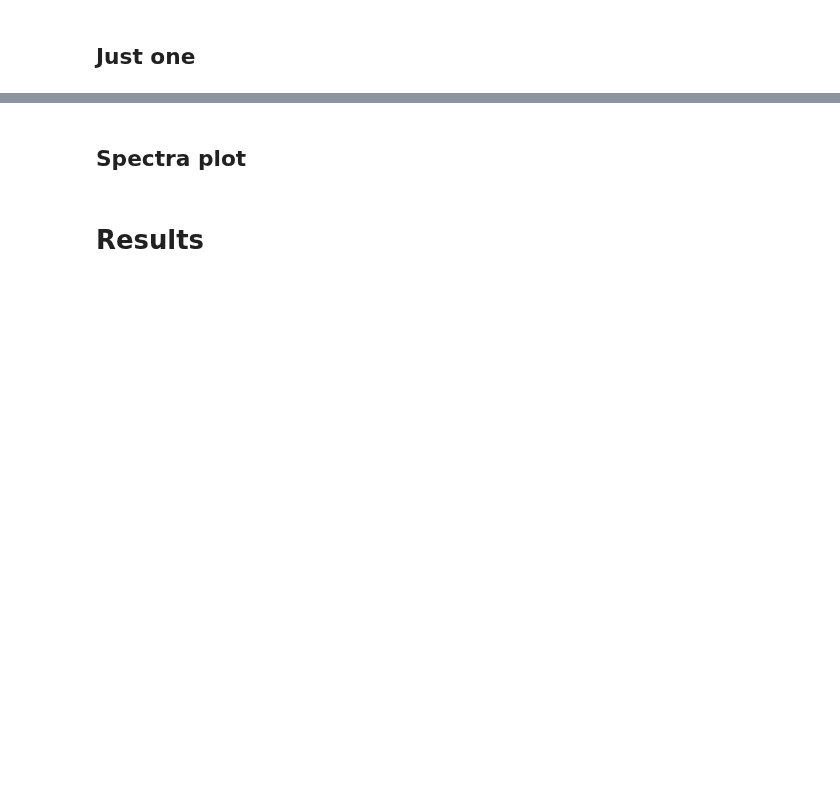
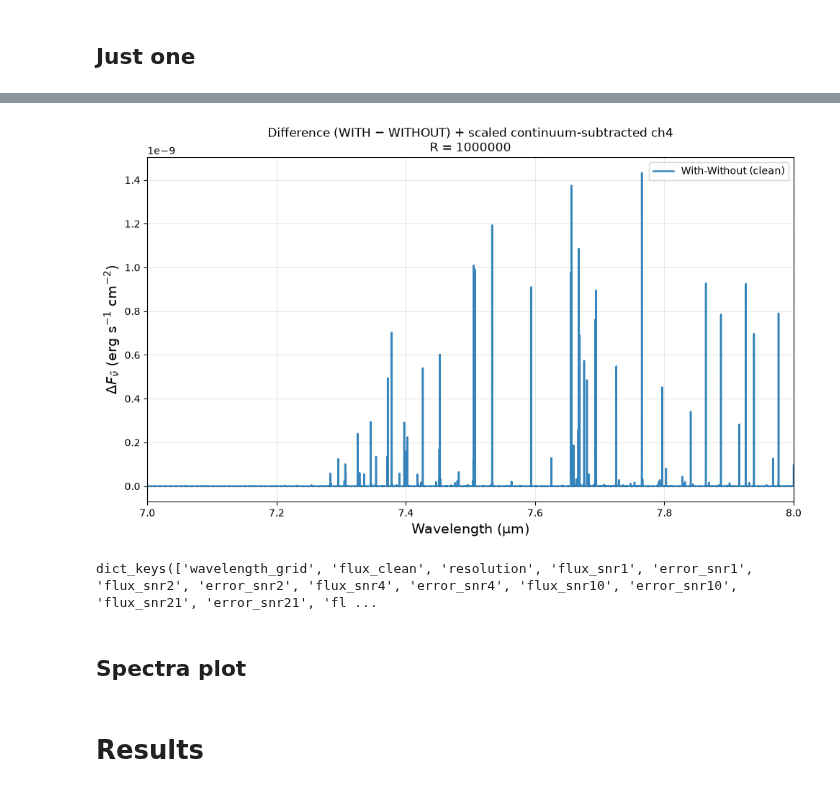
Before and after one commit to zanecollins/sgl_science_case, a Jupyter notebook: sgl_science_case/notebooks/hitran_xsc.ipynb, the cells around one changed output, grey strips where cells are left out. Saved outputs shown, nothing was run; the diff lists cells and outputs as text; code cells hidden in the pictures; blank space fills up the shorter version.

```diff
--- a/sgl_science_case/notebooks/hitran_xsc.ipynb
+++ b/sgl_science_case/notebooks/hitran_xsc.ipynb
@@ -643,7 +640,7 @@ with_ch4_r0.0: 2.394082361349209e-09
 # %%
 plt.figure(figsize=(10, 6))
-plt_min, plt_max = 1, 17
-R = 774
+plt_min, plt_max = 7, 8
+R = 1000000
 snr = 10
 R_key = int(R)
 mol_of_interest = "ch4"
@@ -653,7 +650,7 @@ d_with = res_dict[f"with_{mol_of_interest}_r1"][R_key]
 d_without = res_dict[f"without_{mol_of_interest}_r1"][R_key]
 
 x = np.asarray(d_with["wavelength_grid"], dtype=np.float64)
-y_with = np.asarray(d_with["flux_clean"], dtype=np.float64)
+y_with = np.asarray(d_with["flux_snr"], dtype=np.float64)
 y_without = np.asarray(d_without["flux_clean"], dtype=np.float64)
 
 m = (
@@ -709,35 +706,39 @@ scale = 1.0          # <--- change this number until the features line up
 # (uncomment the next two lines if you prefer this)
 # deepest_diff = np.min(diff)
 # deepest_dms  = np.min(dms_residual)
 # scale = deepest_diff / deepest_dms if deepest_dms != 0 else 1.0
 
 # dms_scaled = dms_residual * scale
 
 # plt.plot(
 #     x_dms[m_dms],
 #     dms_scaled,
 #     lw=1.5,
 #     color="C1",
 #     alpha=0.85,
 #     ls="--",
 #     label=f"DMS − BB (scaled ×{scale:.3g})",
 # )
 
 plt.axhline(0, color="k", ls="--", lw=1, alpha=0.5, zorder=0)
 # plt.yscale("log")
 plt.xlim(plt_min, plt_max)
 plt.xlabel("Wavelength (µm)", fontsize=14)
 plt.ylabel(
     r"$\Delta F_{\tilde{\nu}}$ (erg s$^{-1}$ cm$^{-2}$)",
     fontsize=14,
 )
 plt.title(f"Difference (WITH − WITHOUT) + scaled continuum-subtracted {mol_of_interest}\nR = {int(R)}")
 plt.legend()
 plt.grid(True, which="both", alpha=0.3)
 plt.tight_layout()
 plt.show()
+# %% [output]
+[figure, added]
 # %%
-print(res_dict.keys())
+print(res_dict['with_ch4_r1'][16681].keys())
+# %% [output]
+dict_keys(['wavelength_grid', 'flux_clean', 'resolution', 'flux_snr1', 'error_snr1', 'flux_snr2', 'error_snr2', 'flux_snr4', 'error_snr4', 'flux_snr10', 'error_snr10', 'flux_snr21', 'error_snr21', 'fl ...
 # %% [markdown]
 ## Spectra plot
 # %%
```
Also changed, not shown: parts of 4 cells of this notebook, 14 other files.
